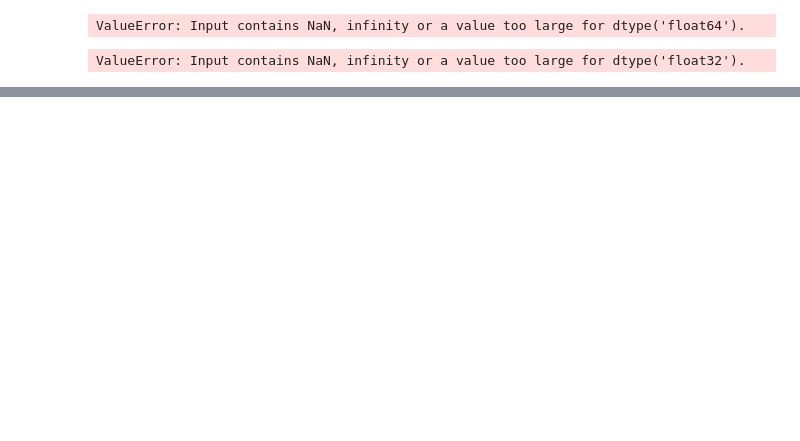
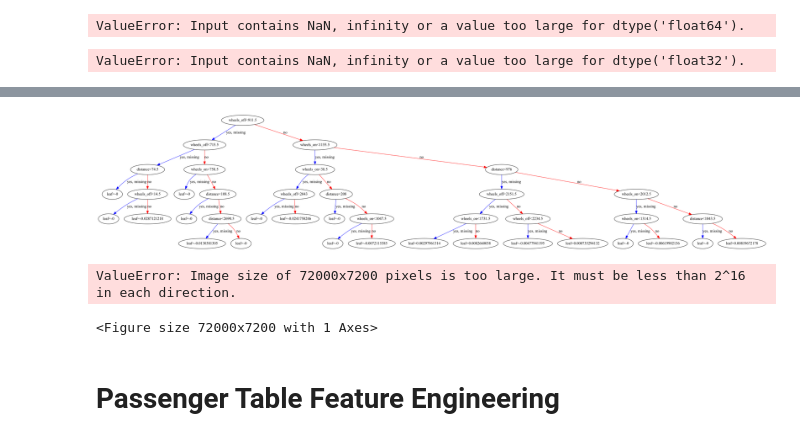
Before and after one commit to Leighson/lighthouse-midterm, a Jupyter notebook: Testing_Ground-George.ipynb, the cells around one changed output, grey strips where cells are left out. Saved outputs shown, nothing was run; the diff lists cells and outputs as text; code cells hidden in the pictures; blank space fills up the shorter version.

Commit message:
added feature eng info for pass table

```diff
--- a/Testing_Ground-George.ipynb
+++ b/Testing_Ground-George.ipynb
@@ -60,6 +63,5 @@ def make_csv(query, filename):
 -
 # %%
 # will create file in place of ipynb file
-test = make_csv("SELECT * FROM flights LIMIT 10000", "test_query2.csv")
-test.head()
+test = make_csv("SELECT * FROM flights LIMIT 10000", "test10000flight.csv")
 # %% [output]
@@ -301,3 +234,5 @@ from sklearn.metrics import accuracy_score
 print(accuracy_score(y_test, y_pred))
 # %% [output]
 ValueError: Input contains NaN, infinity or a value too large for dtype('float32').
+# %%
+data_dmatrix = xgb.DMatrix(data=X_train,label=y_train)
@@ -303,0 +259,5 @@ ValueError: Input contains NaN, infinity or a value too large for dtype('float32
+# %%
+params = {"objective":"reg:linear", 'colsample_bytree': 0.3, 'learning_rate': 0.1, 'max_depth': 5, 'alpha': 10}
+
+cv_results = xgb.cv(dtrain=data_dmatrix, params=params, nfold=3,
+                    num_boost_round=50,early_stopping_rounds=10,metrics="rmse", as_pandas=True, seed=123)
@@ -303,0 +282,2 @@ ValueError: Input contains NaN, infinity or a value too large for dtype('float32
+# %%
+xg_reg = xgb.train(params=params, dtrain=data_dmatrix, num_boost_round=10)
@@ -303,0 +286,17 @@ ValueError: Input contains NaN, infinity or a value too large for dtype('float32
+# %%
+import matplotlib.pyplot as plt
+
+xgb.plot_tree(xg_reg,num_trees=0)
+plt.rcParams['figure.figsize'] = [1000, 100]
+plt.show()
+# %% [output]
+[figure, added]
+# %%
+xgb.plot_importance(xg_reg)
+plt.rcParams['figure.figsize'] = [5, 5]
+plt.show()
+# %% [output]
+ValueError: Image size of 72000x7200 pixels is too large. It must be less than 2^16 in each direction.
+<Figure size 72000x7200 with 1 Axes>
+# %% [markdown]
+# Passenger Table Feature Engineering
```
Also changed, not shown: parts of 27 cells of this notebook.
